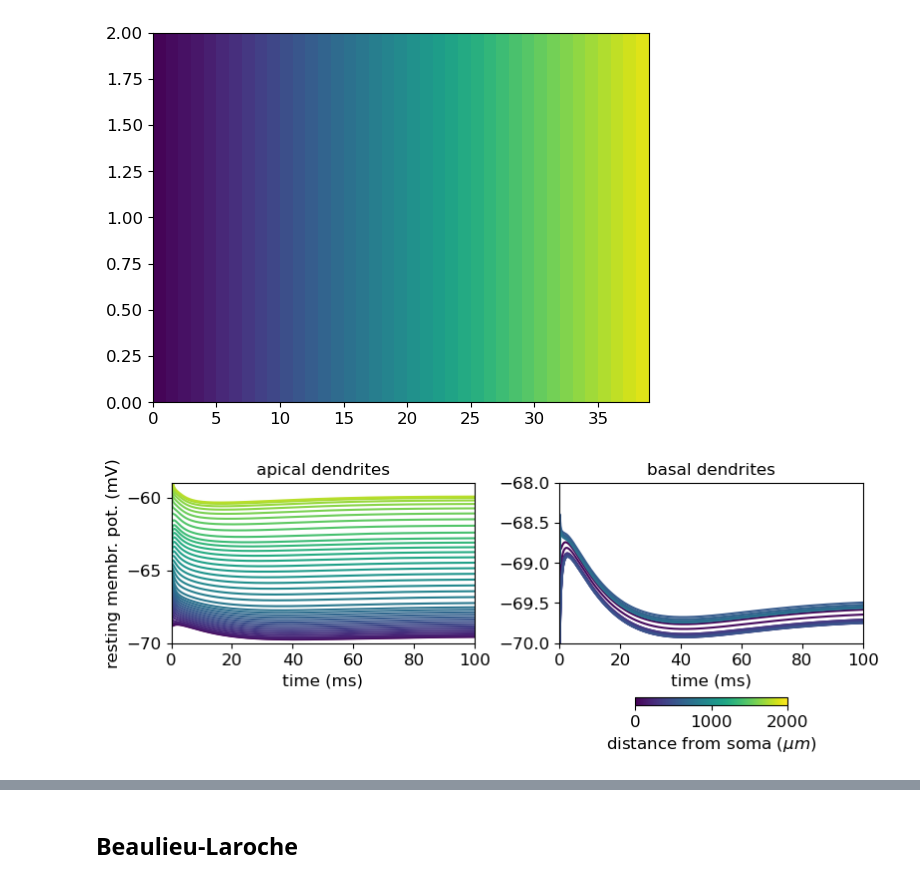
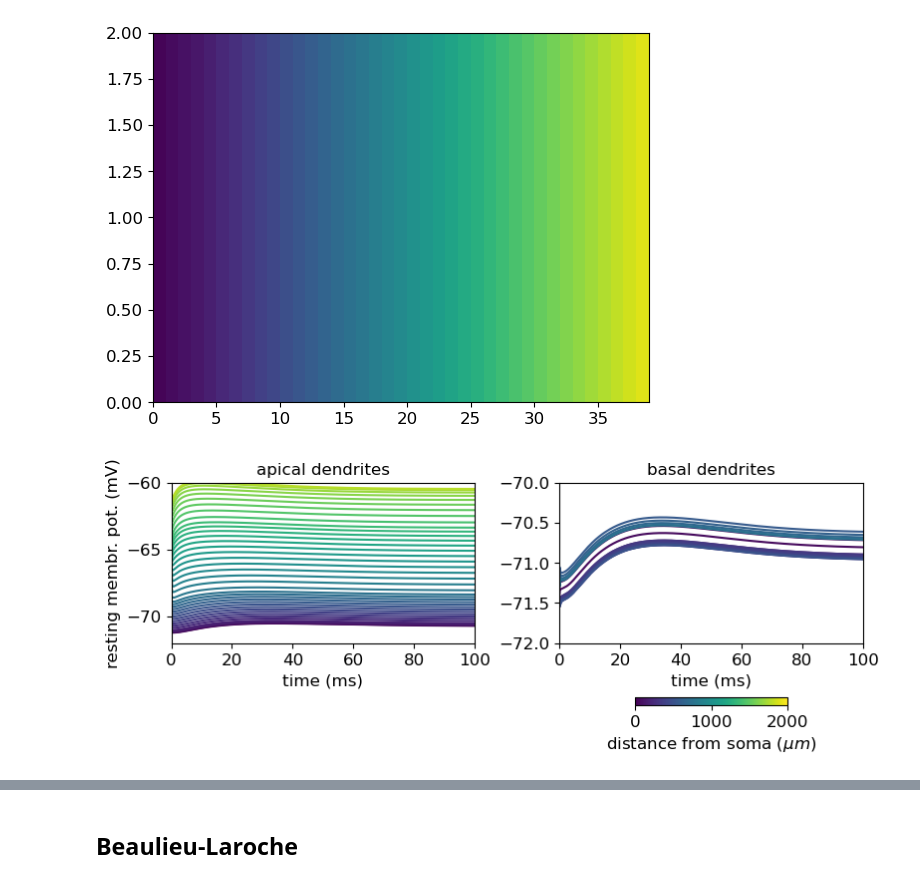
Before and after one commit to jonescompneurolab/hnn-tuning, a Jupyter notebook: new_cells_dev/cells/l5_ET_handtune.ipynb, the cells around one changed output, grey strips where cells are left out. Drawn from its saved outputs; the diff is of its cells as text; code cells hidden in the pictures.

```diff
--- a/new_cells_dev/cells/l5_ET_handtune.ipynb
+++ b/new_cells_dev/cells/l5_ET_handtune.ipynb
@@ -43,13 +43,13 @@ hay_model_params = {'soma': {'NaTs2_t': 20_400e-4/2*1.2,
                                           'e': -90}},
                         'basal': {'NaTs2_t': partial(linear_gbar,20_400e-4/2*0.01,0,255),
                                 'SKv3_1': partial(linear_gbar,0,0.000261/2,255),
-                                  'Ih': 5.14e-5/2*2,
-                                  'pas': {'g': 1.75e-5/2*2,
+                                  'Ih': 5.14e-5/4*3,
+                                  'pas': {'g': 1.75e-5/2*3,
                                           'e': -90}},
                         'dend': {'NaTa_t': 0.0213/2,
                                 'SKv3_1': 0.000261/2,
-                                'Ca_HVA': partial(linear_gbar, 2.78e-5/2*1., 2.78e-5/2*13.5, 1500),
-                                'Ca_LVAst': partial(linear_gbar, 93.5e-6/2, 93.5e-6/2*5.75, 1500),
+                                'Ca_HVA': partial(linear_gbar, 2.78e-5/2*1., 2.78e-5/2*13.25, 1500),
+                                'Ca_LVAst': partial(linear_gbar, 93.5e-6/2, 93.5e-6/2*3.75, 1500),
                                 'SK_E2': 0.0012/2*4,#*2,#*1.6,
                                 'Ih': partial(Ih_condu_hay, 1e-4/2*1.2),
                                 'Im': 0.0000675/2,
@@ -97,0 +98,22 @@ fig.savefig(os.path.join(figpth, 'conductances.svg'))
+# %%
+l5pyr= Cell(sections, cell_tree, cell_type='L5_pyramidal', gid=0)
+l5pyr.build()
+
+l5pyr = mech_class.add_mechs(l5pyr, hay_model_params, hotzone=hotzone)
+distance = []
+h.distance(sec = l5pyr._nrn_sections['soma'])
+section_names = ['soma', 'basal_1','basal_2', 'basal_3', 'apical_oblique', 'apical_trunk','apical_1', 'apical_2', 'apical_tuft']
+sec_seg = []
+
+v_s = []
+for s, section in enumerate(section_names):
+    v_s.append(h.Vector().record(l5pyr._nrn_sections[section](0.5)._ref_v))
+
+t = h.Vector().record(h._ref_t)
+h.celsius = 37
+h.finitialize()
+h.continuerun(100 * ms)
+
+for s, section in enumerate(section_names):
+    v = v_s[s].as_numpy()
+    print(f"'{section}': {v[-1]},")
@@ -135,24 +167,24 @@ im = plt.pcolormesh(np.tile(np.array(distance),(2,1)), cmap='viridis', vmin=0, v
 # %%
 fig, ax = plt.subplots(1,2, figsize=(8, 3), constrained_layout=True)
 for i,v in enumerate(v_a):
         ax[0].plot(t, v, color=cols_dist[i])
 
 for i, v in enumerate(v_b):
     ax[1].plot(t, v, color=cols_dist[i])
 
-ax[0].set_ylim([-70, -59])
+ax[0].set_ylim([-72, -60])
 ax[0].set_title('apical dendrites')
 ax[0].set_ylabel('resting membr. pot. (mV)')
 ax[0].set_xlabel('time (ms)')
 ax[0].set_xlim([0, 100])
 
-ax[1].set_ylim([-70, -68])
+ax[1].set_ylim([-72, -70])
 ax[1].set_title('basal dendrites')
 ax[1].set_xlabel('time (ms)')
 ax[1].set_xlim([0, 100])
 cb = plt.colorbar(im, ax=ax[1], orientation='horizontal', label='distance from soma ($\mu m$)', shrink=0.5 )
 
 fig.savefig(os.path.join(figpth, 'l5_ET_RMP_segments.png'))
 fig.savefig(os.path.join(figpth, 'l5_ET_RMP_segments.pdf'))
 # %% [output]
-[figure, old version]
+[figure, new version]
```
Also changed, not shown: parts of 15 cells of this notebook, 3 other files.
